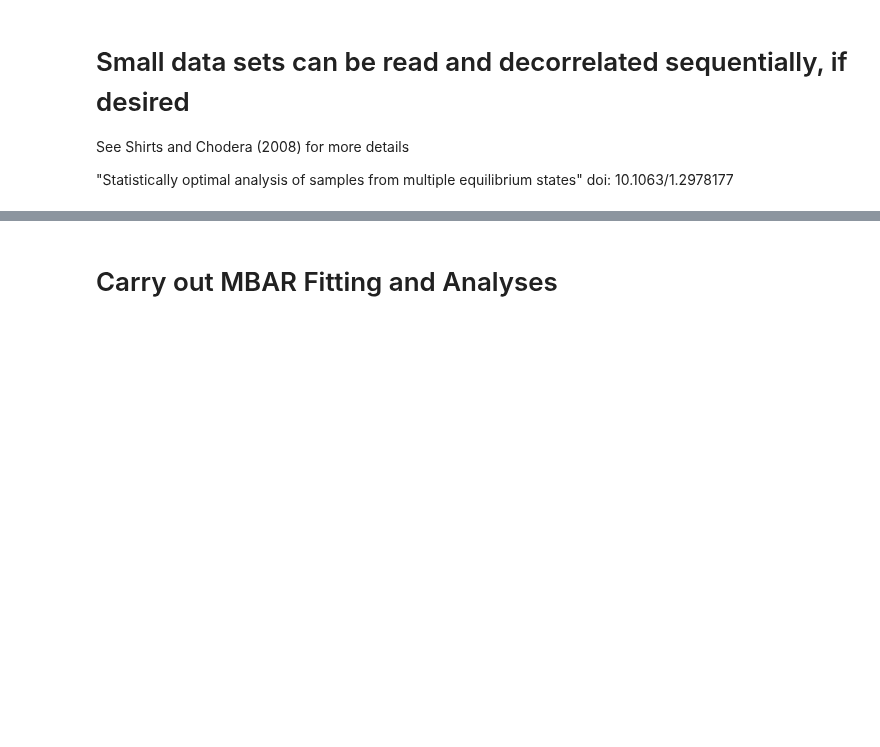
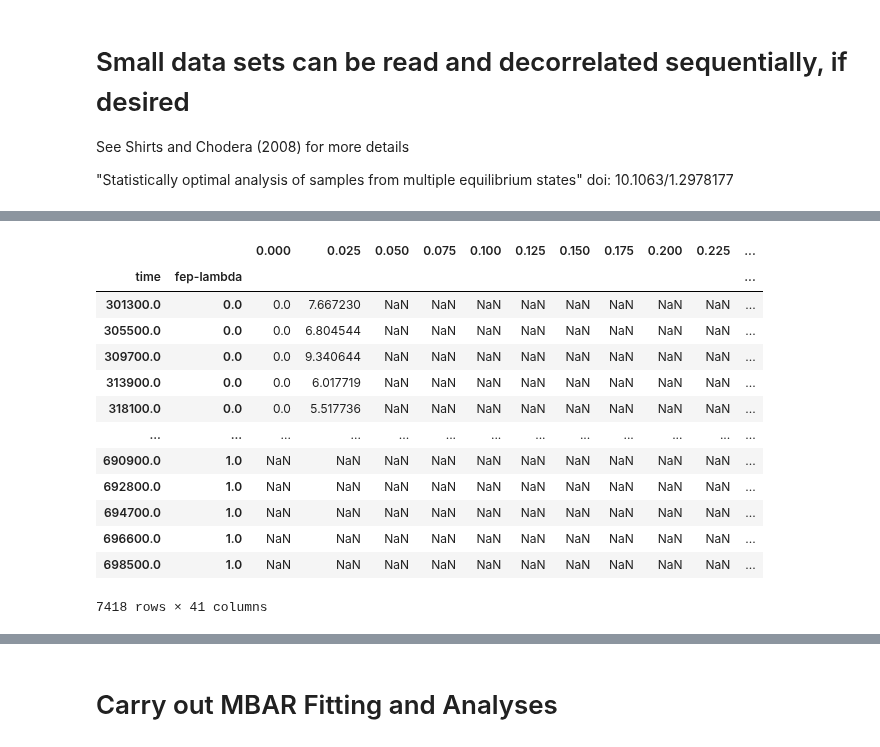
Before and after one commit to BranniganLab/safep, a Jupyter notebook: BAR_NAMD_alchemlyb.ipynb, the cells around one changed output, grey strips where cells are left out. Drawn from its saved outputs; the diff is of its cells as text; code cells hidden in the pictures; blank space fills up the shorter version.

```diff
--- a/BAR_NAMD_alchemlyb.ipynb
+++ b/BAR_NAMD_alchemlyb.ipynb
@@ -101,0 +118,17 @@ else:
+# %%
+u_nk.loc[(u_nk.index.get_level_values(0)>300000, slice(None)), :]
+# %% [output]
+|  |  | 0.000 | 0.025 | 0.050 | 0.075 | 0.100 | 0.125 | 0.150 | 0.175 | 0.200 | 0.225 | ... |
+| time | fep-lambda |  |  |  |  |  |  |  |  |  |  | ... |
+| 301300.0 | 0.0 | 0.0 | 7.667230 | NaN | NaN | NaN | NaN | NaN | NaN | NaN | NaN | ... |
+| 305500.0 | 0.0 | 0.0 | 6.804544 | NaN | NaN | NaN | NaN | NaN | NaN | NaN | NaN | ... |
+| 309700.0 | 0.0 | 0.0 | 9.340644 | NaN | NaN | NaN | NaN | NaN | NaN | NaN | NaN | ... |
+| 313900.0 | 0.0 | 0.0 | 6.017719 | NaN | NaN | NaN | NaN | NaN | NaN | NaN | NaN | ... |
+| 318100.0 | 0.0 | 0.0 | 5.517736 | NaN | NaN | NaN | NaN | NaN | NaN | NaN | NaN | ... |
+| ... | ... | ... | ... | ... | ... | ... | ... | ... | ... | ... | ... | ... |
+| 690900.0 | 1.0 | NaN | NaN | NaN | NaN | NaN | NaN | NaN | NaN | NaN | NaN | ... |
+| 692800.0 | 1.0 | NaN | NaN | NaN | NaN | NaN | NaN | NaN | NaN | NaN | NaN | ... |
+| 694700.0 | 1.0 | NaN | NaN | NaN | NaN | NaN | NaN | NaN | NaN | NaN | NaN | ... |
+| 696600.0 | 1.0 | NaN | NaN | NaN | NaN | NaN | NaN | NaN | NaN | NaN | NaN | ... |
+| 698500.0 | 1.0 | NaN | NaN | NaN | NaN | NaN | NaN | NaN | NaN | NaN | NaN | ... |
+7418 rows × 41 columns
```
Also changed, not shown: parts of 17 cells of this notebook.
